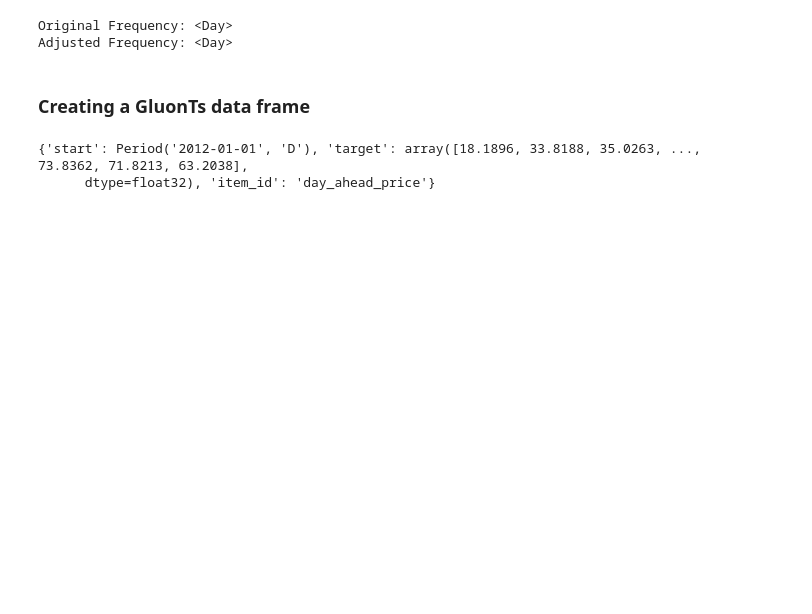
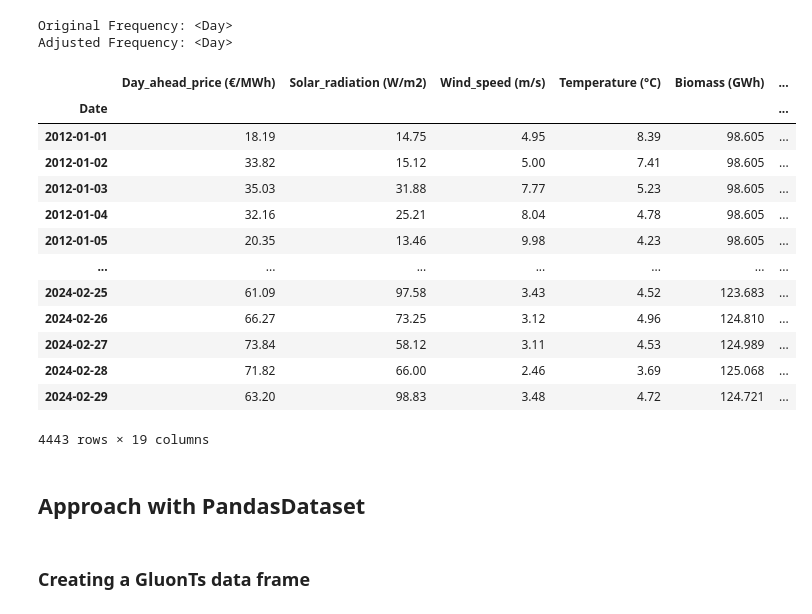
Before and after one commit to stefgr1/Prediction_of_energy_prices, a Jupyter notebook: predictions/Morai/Morai_vs_2.ipynb, the cells around one changed output. Drawn from its saved outputs; the diff is of its cells as text; code cells hidden in the pictures; blank space fills up the shorter version.

```diff
--- a/predictions/Morai/Morai_vs_2.ipynb
+++ b/predictions/Morai/Morai_vs_2.ipynb
@@ -26,10 +21,9 @@ def load_and_prepare_data(file_path):
     """
     Load energy prices data from a CSV file, ensure chronological order, and convert 'Date' to datetime.
     """
-    df = pd.read_csv(file_path, parse_dates=['date'])
-    df['date'] = pd.to_datetime(df['date'])
-    df.sort_values('date', inplace=True)
-    df.set_index('date', inplace=True)
+    df = pd.read_csv(file_path)
+    df.sort_values('Date', inplace=True)
+    df.set_index('Date', inplace=True)
     df = pd.DataFrame(df)
     return df
 # %%
@@ -40,10 +34,10 @@ df = load_and_prepare_data('../../data/Final_data/final_data.csv')
 df = df.reset_index()
 # %%
 # Convert 'date' column to datetime
-df['date'] = pd.to_datetime(df['date'])
+df['Date'] = pd.to_datetime(df['Date'])
 
 # Set the 'date' column as the index
-df.set_index('date', inplace=True)
+df.set_index('Date', inplace=True)
 
 # Ensure the DataFrame is sorted by the index
 df.sort_index(inplace=True)
@@ -60,11 +54,27 @@ if df.index.freq is None:
 
 # Check again after setting the frequency
 print("Adjusted Frequency:", df.index.freq)
-
-# Handling missing values after resampling
-df = df.fillna(method='ffill')  # forward fill; you can also use 'bfill' or interpolation
 # %% [output]
 Original Frequency: <Day>
 Adjusted Frequency: <Day>
+# %%
+df
+# %% [output]
+|  | Day_ahead_price (€/MWh) | Solar_radiation (W/m2) | Wind_speed (m/s) | Temperature (°C) | Biomass (GWh) | ... |
+| Date |  |  |  |  |  | ... |
+| 2012-01-01 | 18.19 | 14.75 | 4.95 | 8.39 | 98.605 | ... |
+| 2012-01-02 | 33.82 | 15.12 | 5.00 | 7.41 | 98.605 | ... |
+| 2012-01-03 | 35.03 | 31.88 | 7.77 | 5.23 | 98.605 | ... |
+| 2012-01-04 | 32.16 | 25.21 | 8.04 | 4.78 | 98.605 | ... |
+| 2012-01-05 | 20.35 | 13.46 | 9.98 | 4.23 | 98.605 | ... |
+| ... | ... | ... | ... | ... | ... | ... |
+| 2024-02-25 | 61.09 | 97.58 | 3.43 | 4.52 | 123.683 | ... |
+| 2024-02-26 | 66.27 | 73.25 | 3.12 | 4.96 | 124.810 | ... |
+| 2024-02-27 | 73.84 | 58.12 | 3.11 | 4.53 | 124.989 | ... |
+| 2024-02-28 | 71.82 | 66.00 | 2.46 | 3.69 | 125.068 | ... |
+| 2024-02-29 | 63.20 | 98.83 | 3.48 | 4.72 | 124.721 | ... |
+4443 rows × 19 columns
+# %% [markdown]
+## Approach with PandasDataset
 # %% [markdown]
 ### Creating a GluonTs data frame
@@ -80,7 +80,0 @@ gluon_ds = ListDataset(
-# %%
-for entry in gluon_ds:
-    print(entry)
-    break  # Just print the first entry to verify
-# %% [output]
-{'start': Period('2012-01-01', 'D'), 'target': array([18.1896, 33.8188, 35.0263, ..., 73.8362, 71.8213, 63.2038],
-      dtype=float32), 'item_id': 'day_ahead_price'}
```
Also changed, not shown: parts of 46 cells of this notebook, 18 other files.
